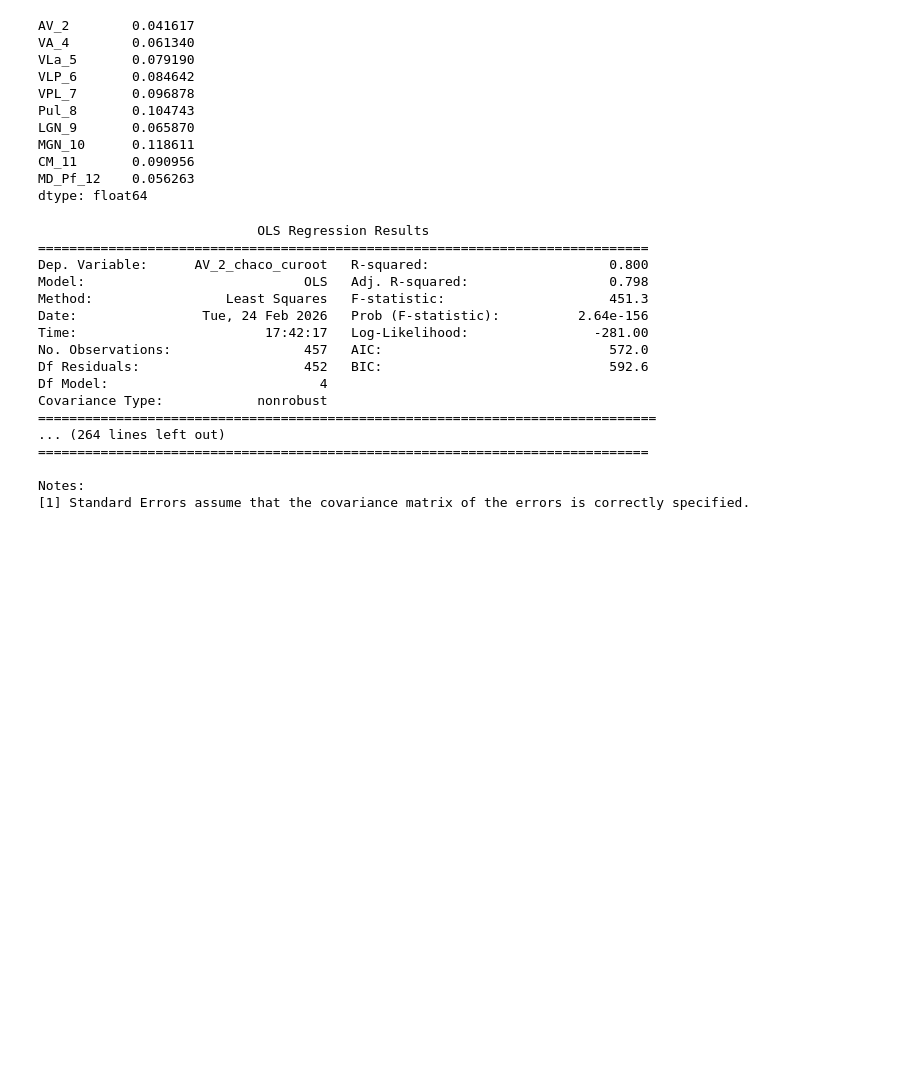
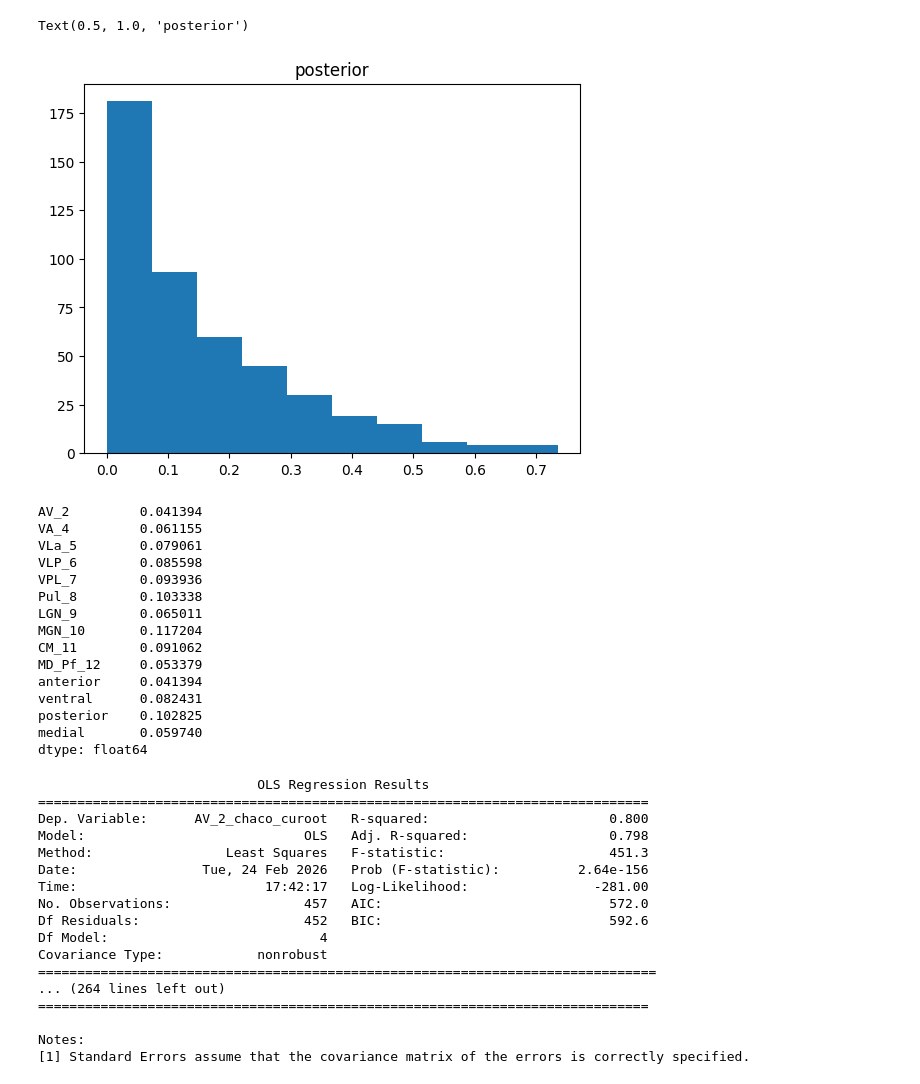
Before and after one commit to srs328/ms_mri, a Jupyter notebook: analysis/thalamus/chaco/validate_chaco.ipynb, the cells around one changed output. Saved outputs shown, nothing was run; the diff lists cells and outputs as text; code cells hidden in the pictures; blank space fills up the shorter version.

Commit message:
chaco

```diff
--- a/analysis/thalamus/chaco/validate_chaco.ipynb
+++ b/analysis/thalamus/chaco/validate_chaco.ipynb
@@ -9,9 +9,9 @@ sys.path.insert(0, "/home/srs-9/Projects/ms_mri/analysis/thalamus/helpers")
 
 import utils
 # %%
-path = "/home/srs-9/Projects/ms_mri/analysis/thalamus/data0/chaco1_roi_means.csv"
+path = "/home/srs-9/Projects/ms_mri/analysis/thalamus/data0/chaco1_roi_means2.csv"
 df_chaco = pd.read_csv(path, index_col="subid")
-df = pd.read_csv("/home/srs-9/Projects/ms_mri/analysis/thalamus/results/data_wchaco.csv", index_col="subid")
+df = utils.load_data("/home/srs-9/Projects/ms_mri/analysis/thalamus/results/data_wchaco.csv")
 
 hips_thomas_ref = pd.read_csv(
     "/home/srs-9/Projects/ms_mri/data/hipsthomas_struct_index.csv", index_col="index"
@@ -35,19 +35,29 @@ for col in df_chaco.columns:
     plt.title(f"{col}, {trans}")
     plt.savefig(image_root / f"{col}_cuberoot.png")
     plt.close()
+# %%
+plt.hist(df_chaco['posterior'])
+plt.title("posterior")
+# %% [output]
+Text(0.5, 1.0, 'posterior')
+[figure, added]
 # %%
 df_chaco.median(axis=0)
 # %% [output]
-AV_2        0.041617
-VA_4        0.061340
-VLa_5       0.079190
-VLP_6       0.084642
-VPL_7       0.096878
-Pul_8       0.104743
-LGN_9       0.065870
-MGN_10      0.118611
-CM_11       0.090956
-MD_Pf_12    0.056263
+AV_2         0.041394
+VA_4         0.061155
+VLa_5        0.079061
+VLP_6        0.085598
+VPL_7        0.093936
+Pul_8        0.103338
+LGN_9        0.065011
+MGN_10       0.117204
+CM_11        0.091062
+MD_Pf_12     0.053379
+anterior     0.041394
+ventral      0.082431
+posterior    0.102825
+medial       0.059740
 dtype: float64
 # %%
 data = df[df['dz_type2'] == "MS"]
```
Also changed, not shown: parts of 3 cells of this notebook, 9 other files.
